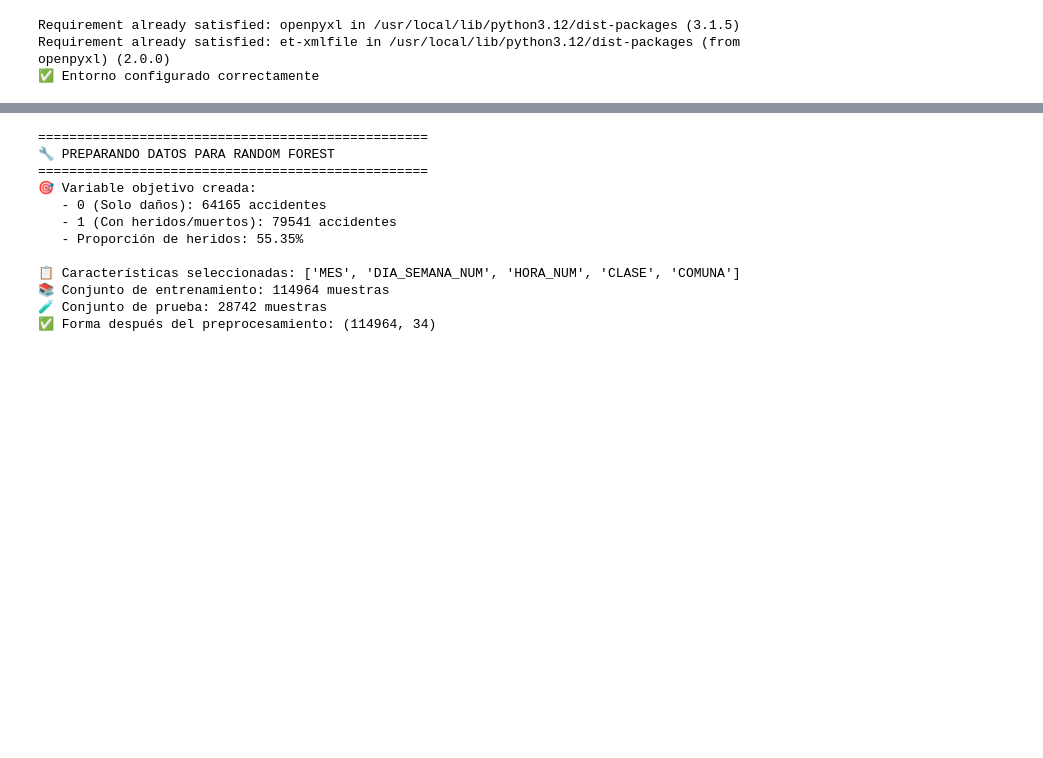
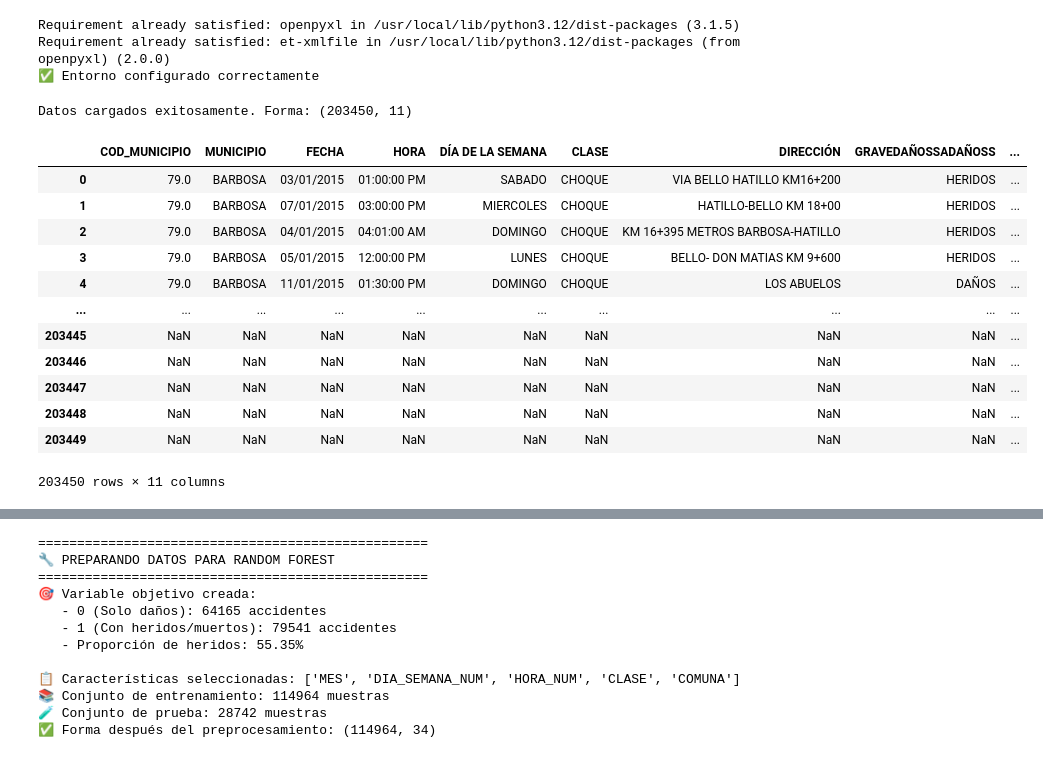
Before and after one commit to Jonathan9219/Accidentabilidad, a Jupyter notebook: Proyecto_Accidentabilidad.ipynb, the cells around one changed output, grey strips where cells are left out. Drawn from its saved outputs; the diff is of its cells as text; code cells hidden in the pictures; blank space fills up the shorter version.

```diff
--- a/Proyecto_Accidentabilidad.ipynb
+++ b/Proyecto_Accidentabilidad.ipynb
@@ -40,3 +41,36 @@ print("✅ Entorno configurado correctamente")
 Requirement already satisfied: openpyxl in /usr/local/lib/python3.12/dist-packages (3.1.5)
 Requirement already satisfied: et-xmlfile in /usr/local/lib/python3.12/dist-packages (from openpyxl) (2.0.0)
 ✅ Entorno configurado correctamente
+# %%
+URL='https://raw.githubusercontent.com/AleAguirreM/Proyecto-ACCIDENTALIDAD-VIAL/main/AMVA_Accidentalidad_20191022_2.csv'
+# %%
+# Configuración de visualización
+sns.set_style("whitegrid")
+plt.rcParams['figure.figsize'] = (10, 6)
+
+## 2. Adquisición de Datos
+
+# Asume que los datos están en data/raw/
+try:
+    df = pd.read_csv(URL, sep=';', encoding='latin-1')
+    print("Datos cargados exitosamente. Forma:", df.shape)
+except FileNotFoundError:
+    print("Error: El archivo 'incidentes.csv' no se encontró en la ruta esperada.")
+# %% [output]
+Datos cargados exitosamente. Forma: (203450, 11)
+# %%
+df
+# %% [output]
+|  | COD_MUNICIPIO | MUNICIPIO | FECHA | HORA | DÍA DE LA SEMANA | CLASE | DIRECCIÓN | GRAVEDAÑOSSADAÑOSS | ... |
+| 0 | 79.0 | BARBOSA | 03/01/2015 | 01:00:00 PM | SABADO | CHOQUE | VIA BELLO HATILLO KM16+200 | HERIDOS | ... |
+| 1 | 79.0 | BARBOSA | 07/01/2015 | 03:00:00 PM | MIERCOLES | CHOQUE | HATILLO-BELLO KM 18+00 | HERIDOS | ... |
+| 2 | 79.0 | BARBOSA | 04/01/2015 | 04:01:00 AM | DOMINGO | CHOQUE | KM 16+395 METROS BARBOSA-HATILLO | HERIDOS | ... |
+| 3 | 79.0 | BARBOSA | 05/01/2015 | 12:00:00 PM | LUNES | CHOQUE | BELLO- DON MATIAS KM 9+600 | HERIDOS | ... |
+| 4 | 79.0 | BARBOSA | 11/01/2015 | 01:30:00 PM | DOMINGO | CHOQUE | LOS ABUELOS | DAÑOS | ... |
+| ... | ... | ... | ... | ... | ... | ... | ... | ... | ... |
+| 203445 | NaN | NaN | NaN | NaN | NaN | NaN | NaN | NaN | ... |
+| 203446 | NaN | NaN | NaN | NaN | NaN | NaN | NaN | NaN | ... |
+| 203447 | NaN | NaN | NaN | NaN | NaN | NaN | NaN | NaN | ... |
+| 203448 | NaN | NaN | NaN | NaN | NaN | NaN | NaN | NaN | ... |
+| 203449 | NaN | NaN | NaN | NaN | NaN | NaN | NaN | NaN | ... |
+203450 rows × 11 columns
```
Also changed, not shown: parts of 15 cells of this notebook.
